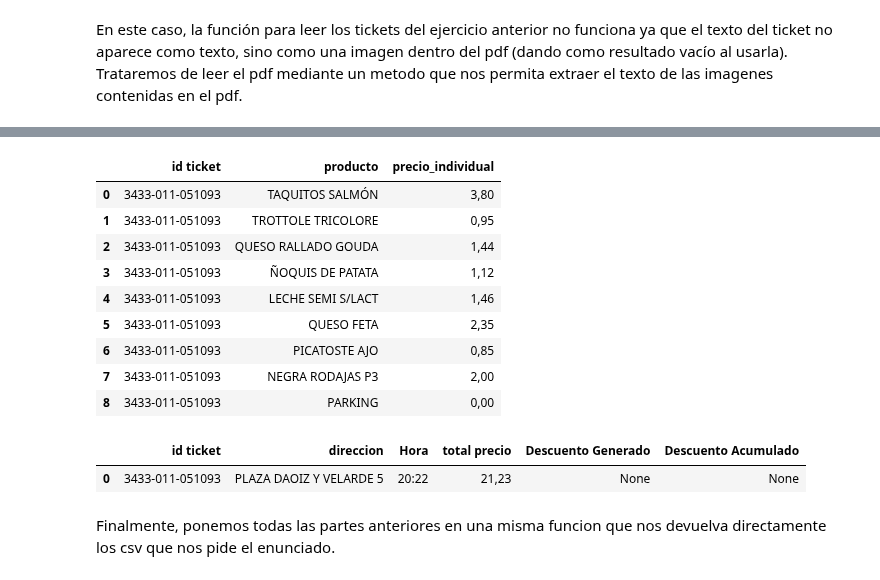
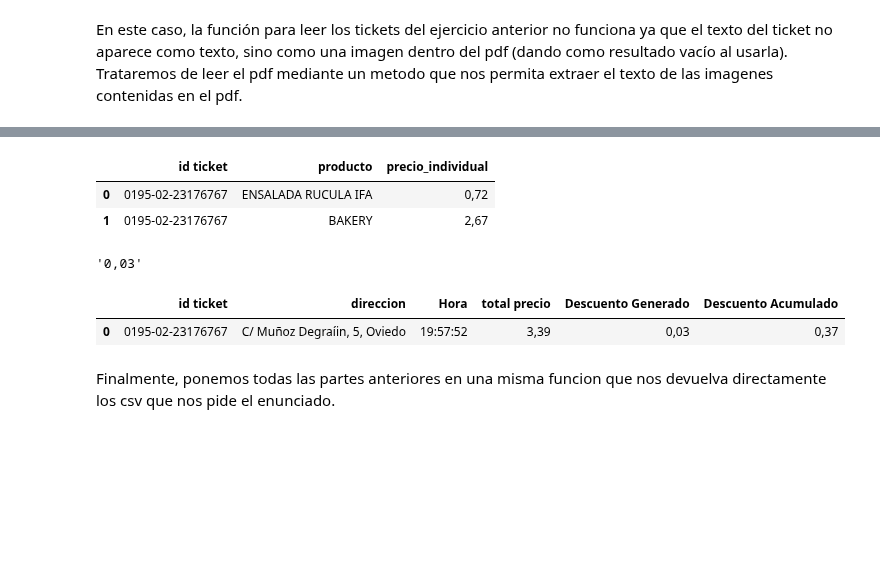
Before and after one commit to martinbedia/mineria, a Jupyter notebook: ejercicio 2.ipynb, the cells around one changed output, grey strips where cells are left out. Drawn from its saved outputs; the diff is of its cells as text; code cells hidden in the pictures; blank space fills up the shorter version.

```diff
--- a/ejercicio 2.ipynb
+++ b/ejercicio 2.ipynb
@@ -111,28 +44,0 @@ TesseractNotFoundError: ignored
-# %%
-def extract_text_from_pdf(pdf_path):
-    text = ""
-
-    # Abrir el archivo PDF
-    pdf_document = fitz.open(pdf_path)
-
-    # Iterar sobre las páginas del PDF
-    for page_number in range(pdf_document.page_count):
-        # Obtener la página actual
-        page = pdf_document[page_number]
-
-        # Extraer texto de la página
-        text += page.get_text()
-
-    # Cerrar el archivo PDF
-    pdf_document.close()
-
-    return text
-
-# Ruta del archivo PDF
-pdf_path = "/content/Ticket-23_11_2023.pdf"
-
-# Extraer texto del PDF
-texto_ticket = extract_text_from_pdf(pdf_path)
-
-# Imprimir el texto extraído
-print(texto_ticket)
@@ -250,12 +166,12 @@ def ejercicio2(tickets):
   # texto del ticket por lineas
   lineas = np.array(texto_ticket.split('\n'))
 
-  id_ticket_match = re.search(r'TICKET:\s\d+', '\n'.join(lineas))
+  id_ticket_match = re.search(r'\d*-\d*-\d*', '\n'.join(lineas))
   id_ticket = id_ticket_match.group() if id_ticket_match else None
 
   productos = []
   for linea in lineas:
-        producto_match = re.search(r'\d[A-ZÑñÁÉÍÓÚáéíóú][[A-ZÑñÁÉÍÓÚáéíóú/0-9\s]*((\d{1,2},\d{1,2}\s*){1,2})', linea, flags=re.IGNORECASE)
+        producto_match = re.search(r'[A-ZÑñÁÉÍÓÚáéíóú][[A-ZÑñÁÉÍÓÚáéíóú/0-9\s]+((\d{1,2},\d{1,2}\s*){1,2})', linea, flags=re.IGNORECASE)
         if producto_match:
             productos.append(producto_match.group())
 
@@ -263,8 +179,8 @@ def ejercicio2(tickets):
   # Buscar coincidencias en el nombre
   nombres = []
   for linea in productos:
-    nombres_matches = re.search(r'^\d{1,}([A-ZÑñÁÉÍÓÚáéíóú/0-9\s]*\s)', linea, flags=re.IGNORECASE)
-    nombres.append(nombres_matches.group(1).strip() if nombres_matches else None)
+    nombres_matches = re.search(r'[A-ZÑñÁÉÍÓÚáéíóú/0-9\s]+\s', linea, flags=re.IGNORECASE)
+    nombres.append(nombres_matches.group().strip() if nombres_matches else None)
 
   # Buscar coincidencias en el precio
   precios = []
@@ -277,22 +193,28 @@ def ejercicio2(tickets):
     'producto': nombres,
     'precio_individual': precios
   })
+  df = df.iloc[:-4]
 
 
   return df
 # %%
-ejercicio2('/content/20230909 Mercadona 21,23 €.pdf')
+ejercicio2('/content/Ticket-13_11_2023-2.pdf')
 # %% [output]
 |  | id ticket | producto | precio_individual |
-| 0 | 3433-011-051093 | TAQUITOS SALMÓN | 3,80 |
-| 1 | 3433-011-051093 | TROTTOLE TRICOLORE | 0,95 |
-| 2 | 3433-011-051093 | QUESO RALLADO GOUDA | 1,44 |
-| 3 | 3433-011-051093 | ÑOQUIS DE PATATA | 1,12 |
-| 4 | 3433-011-051093 | LECHE SEMI S/LACT | 1,46 |
-| 5 | 3433-011-051093 | QUESO FETA | 2,35 |
-| 6 | 3433-011-051093 | PICATOSTE AJO | 0,85 |
-| 7 | 3433-011-051093 | NEGRA RODAJAS P3 | 2,00 |
-| 8 | 3433-011-051093 | PARKING | 0,00 |
+| 0 | 0195-02-23176767 | ENSALADA RUCULA IFA | 0,72 |
+| 1 | 0195-02-23176767 | BAKERY | 2,67 |
+# %%
+def extraer_descuento(lineas):
+    descuento_gen_matches = re.search(r'Euros conseguidos:\d{1,2},\d{1,2}', '\n'.join(lineas))
+    descuento_gen = descuento_gen_matches.group() if descuento_gen_matches else None
+    descuento_cifra_match = re.search(r'\d{1,2},\d{1,2}', descuento_gen)
+    descuento_cifra = descuento_cifra_match.group() if descuento_cifra_match else None
+
+    return descuento_cifra
+
+extraer_descuento(lineas_ticekt1)
+# %% [output]
+'0,03'
 # %%
 # funcion de los descuentos
 def ejercicio2_descuento(tickets):
@@ -341,10 +261,10 @@ def ejercicio2_descuento(tickets):
 
   return df
 # %%
-ejercicio2_descuento('/content/20230909 Mercadona 21,23 €.pdf')
+ejercicio2_descuento('/content/Ticket-13_11_2023-2.pdf')
 # %% [output]
 |  | id ticket | direccion | Hora | total precio | Descuento Generado | Descuento Acumulado |
-| 0 | 3433-011-051093 | PLAZA DAOIZ Y VELARDE 5 | 20:22 | 21,23 | None | None |
+| 0 | 0195-02-23176767 | C/ Muñoz Degraíin, 5, Oviedo | 19:57:52 | 3,39 | 0,03 | 0,37 |
 # %% [markdown]
 Finalmente, ponemos todas las partes anteriores en una misma funcion que nos devuelva directamente los csv que nos pide el enunciado.
 # %%
```
Also changed, not shown: parts of 16 cells of this notebook.
